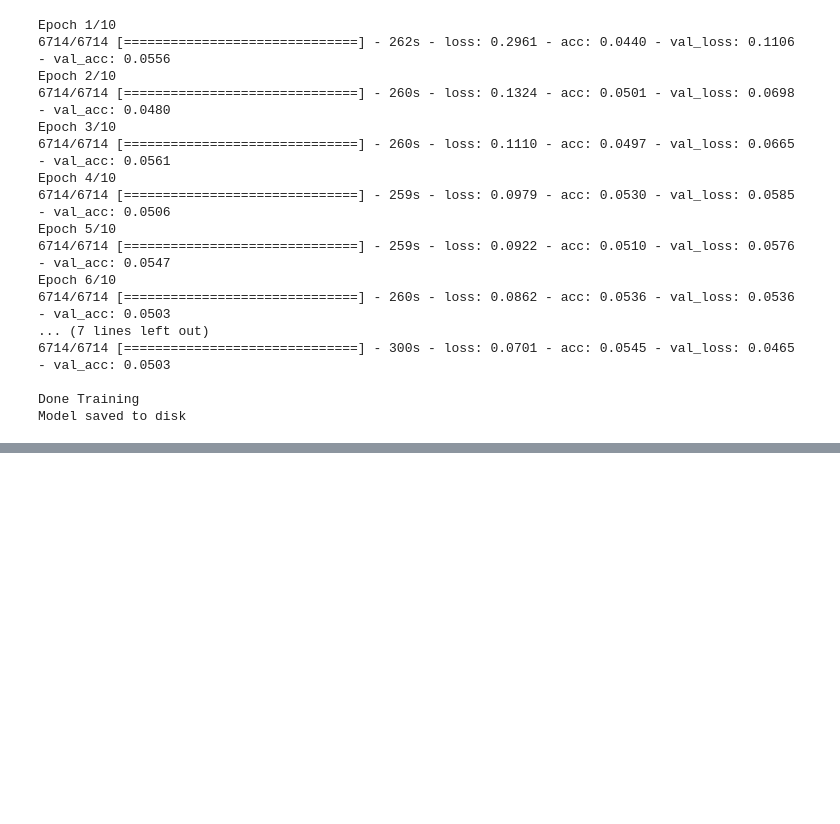
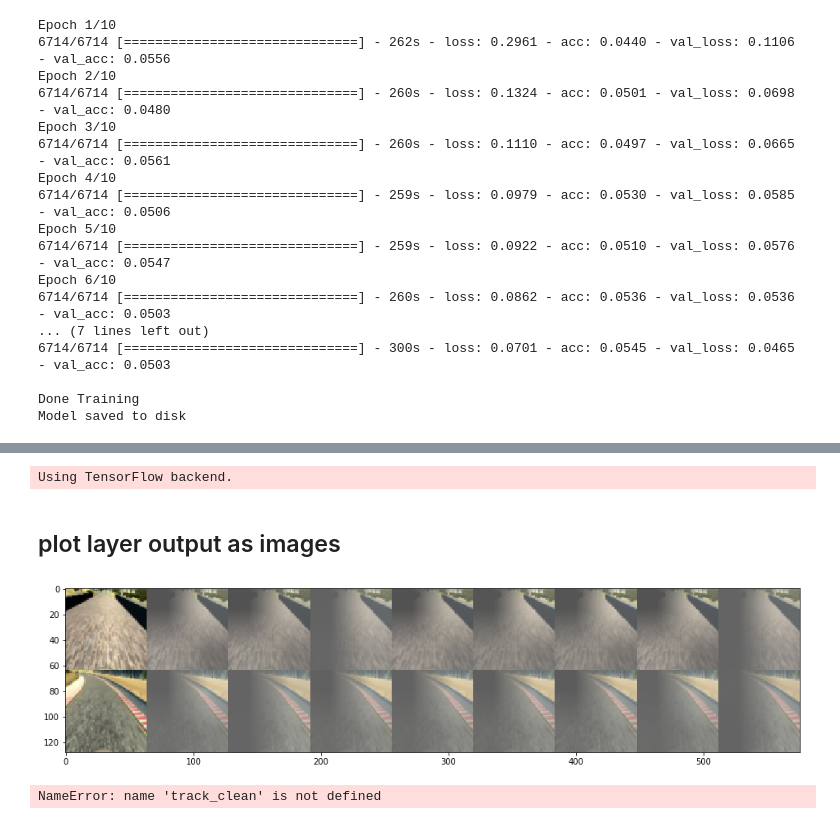
Before and after one commit to tommytracey/udacity, a Jupyter notebook: self-driving-nano/projects/3-behavioral-cloning/behavioral-cloning-v40.ipynb, the cells around one changed output, grey strips where cells are left out. Cells and saved outputs as stored; diff of their text form; code cells hidden in the pictures; blank space fills up the shorter version.

Commit message:
repo cleanup

```diff
--- a/self-driving-nano/projects/3-behavioral-cloning/behavioral-cloning-v40.ipynb
+++ b/self-driving-nano/projects/3-behavioral-cloning/behavioral-cloning-v40.ipynb
@@ -1604,4 +1435,0 @@ KeyboardInterrupt:
-# %%
-from keras.models import load_model
-
-model = load_model('models/model.h5')
@@ -1607,0 +1439,22 @@ model = load_model('models/model.h5')
+# %%
+%matplotlib inline
+
+import argparse
+
+import keras
+import keras.backend as K
+K.set_image_dim_ordering("tf")
+from keras.models import load_model, Model
+
+import numpy as np
+import matplotlib.pyplot as plt
+import os
+
+from visuals.sdc import config, model, process
+
+from scipy.misc import imresize, imread
+import tensorflow as tf
+# %% [output]
+Using TensorFlow backend.
+# %% [markdown]
+## plot layer output as images
@@ -1607,0 +1534,21 @@ model = load_model('models/model.h5')
+# %%
+test_img_files = ["data/track1/track1-slow/IMG/center_2017_08_23_22_32_40_476.jpg",
+            "data/track1/track1-slow/IMG/center_2017_08_23_19_36_33_327.jpg"
+            ]
+# %%
+def visualize(img_files):
+    a = visualize_outputs(img_files)
+    plt.figure(figsize=(16, 16))
+    plt.imshow(a.astype(np.uint8))
+# %%
+visualize(test_img_files)
+# %% [output]
+[figure, added]
+# %%
+right_turn_imgs = []
+
+for row in track_clean:
+    if row[3] > 0.25:
+        right_turn_imgs.append(row[0])
+# %% [output]
+NameError: name 'track_clean' is not defined
```
Also changed, not shown: parts of 11 cells of this notebook, 6 other files.
